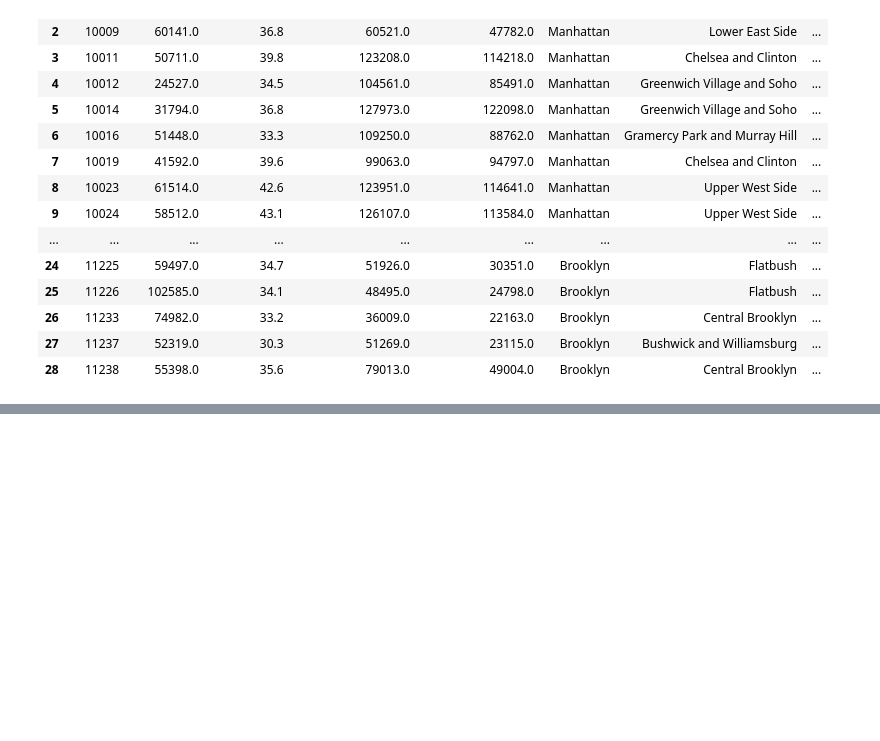
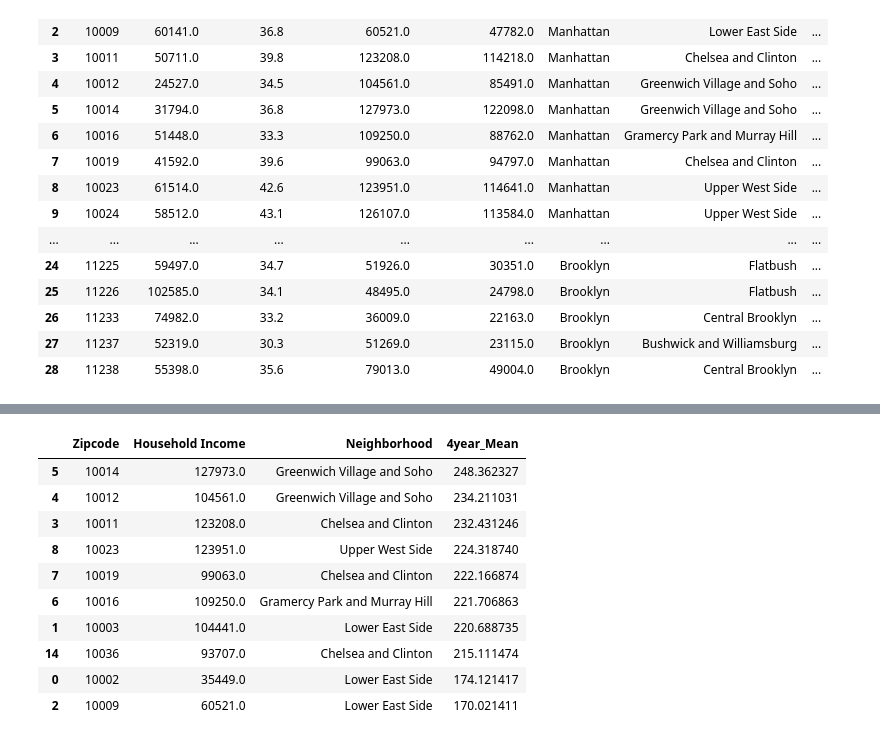
Before and after one commit to mjvillacresesn/Airbnb, a Jupyter notebook: Final_Code/Final_Code.ipynb, the cells around one changed output, grey strips where cells are left out. Drawn from its saved outputs; the diff is of its cells as text; code cells hidden in the pictures; blank space fills up the shorter version.

```diff
--- a/Final_Code/Final_Code.ipynb
+++ b/Final_Code/Final_Code.ipynb
@@ -118,0 +205,17 @@ See the caveats in the documentation: http://pandas.pydata.org/pandas-docs/stabl
+# %%
+# Sort by Median and grab top 10
+zips_mean = zipsmerged.sort_values('4year_Mean', ascending=False)
+zips_mean = zips_mean[['Zipcode', 'Household Income', 'Neighborhood','4year_Mean']]
+zips_mean.head(10)
+# %% [output]
+|  | Zipcode | Household Income | Neighborhood | 4year_Mean |
+| 5 | 10014 | 127973.0 | Greenwich Village and Soho | 248.362327 |
+| 4 | 10012 | 104561.0 | Greenwich Village and Soho | 234.211031 |
+| 3 | 10011 | 123208.0 | Chelsea and Clinton | 232.431246 |
+| 8 | 10023 | 123951.0 | Upper West Side | 224.318740 |
+| 7 | 10019 | 99063.0 | Chelsea and Clinton | 222.166874 |
+| 6 | 10016 | 109250.0 | Gramercy Park and Murray Hill | 221.706863 |
+| 1 | 10003 | 104441.0 | Lower East Side | 220.688735 |
+| 14 | 10036 | 93707.0 | Chelsea and Clinton | 215.111474 |
+| 0 | 10002 | 35449.0 | Lower East Side | 174.121417 |
+| 2 | 10009 | 60521.0 | Lower East Side | 170.021411 |
```
Also changed, not shown: parts of 5 cells of this notebook.
